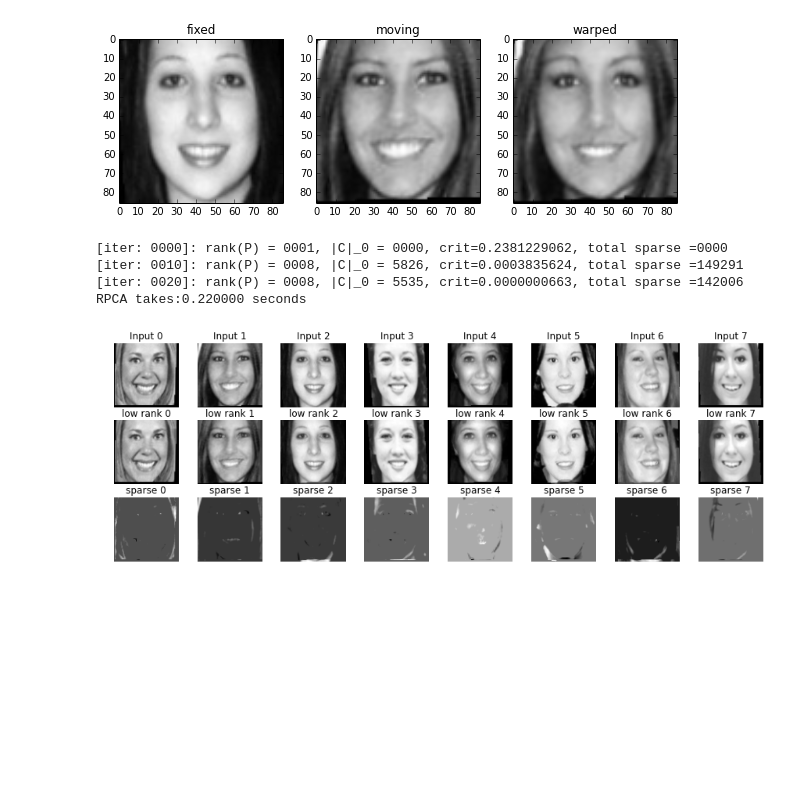
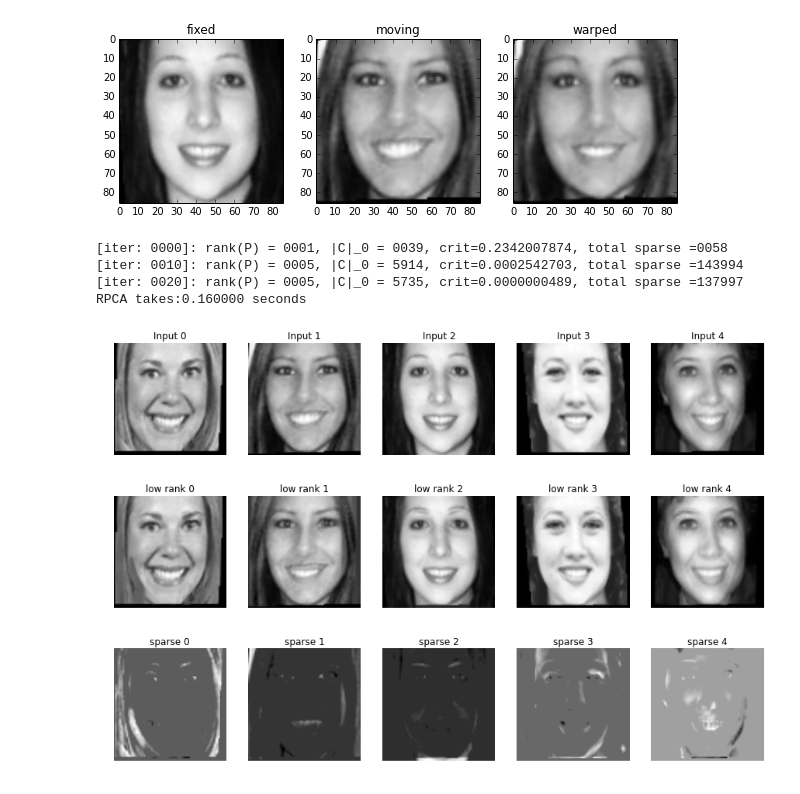
Before and after one commit to KitwareMedical/pyLAR, a Jupyter notebook: low_rank_atlas/notebook/LAB_2D_Face.ipynb, the cells around one changed output. Drawn from its saved outputs; the diff is of its cells as text; code cells hidden in the pictures; blank space fills up the shorter version.

```diff
--- a/low_rank_atlas/notebook/LAB_2D_Face.ipynb
+++ b/low_rank_atlas/notebook/LAB_2D_Face.ipynb
@@ -23,7 +23,7 @@ x_dim = 86
 y_dim = 86
 
 # data selection
-selection = [0,1,2,3,4,5,7,8]
+selection = [0,1,2,3,4] #5,7,8]
 num_of_data = len(selection)
 
 
@@ -127,36 +127,36 @@ plt.imshow(getImageArray(warpedImFn),cm.gray)
 # %%
 # Testing low-rank on original inputs to adjust lamda value
 Y = np.zeros((x_dim*y_dim,num_of_data))
 #print num_of_data
 
 for i in range(num_of_data):
     fn = result_folder+'/Iter0_'+str(i)+'.nrrd'
     im_array = getImageArray(fn)
     #print im_array.shape
     Y[:,i] = im_array.reshape(-1)
-lamda = 0.7
+lamda = 0.8
 low_rank, sparse, n_iter,rank, sparsity ,sparseness= rpca(Y,lamda)
 
  # Visualize and inspect
 def showSlice(D, titleN,color,row, referenceIm=None):
     for i in range(num_of_data):
        im = np.array(D[:,i].reshape(x_dim,y_dim))
 
        plt.subplot2grid((3,num_of_data),(row,i))
        implot = plt.imshow(im,color)
        plt.axis('off')
        plt.title(titleN+' '+str(i))
 
-fig = plt.figure(figsize=(15,5))
+fig = plt.figure(figsize=(15,10))
 showSlice(Y, 'Input',cm.gray,0)
 showSlice(low_rank,'low rank',cm.gray,1)
 showSlice(sparse,'sparse', cm.gray,2)# Testing ANTS registration, set parameters
 # %% [output]
-[iter: 0000]: rank(P) = 0001, |C|_0 = 0000, crit=0.2381229062, total sparse =0000
-[iter: 0010]: rank(P) = 0008, |C|_0 = 5826, crit=0.0003835624, total sparse =149291
-[iter: 0020]: rank(P) = 0008, |C|_0 = 5535, crit=0.0000000663, total sparse =142006
-RPCA takes:0.220000 seconds
+[iter: 0000]: rank(P) = 0001, |C|_0 = 0039, crit=0.2342007874, total sparse =0058
+[iter: 0010]: rank(P) = 0005, |C|_0 = 5914, crit=0.0002542703, total sparse =143994
+[iter: 0020]: rank(P) = 0005, |C|_0 = 5735, crit=0.0000000489, total sparse =137997
+RPCA takes:0.160000 seconds
-[figure, old version]
+[figure, new version]
 # %%
 def saveImagesFromDM(D, filePrefix):
     for i in range(num_of_data):
```
Also changed, not shown: parts of 6 cells of this notebook, 1 other file.
